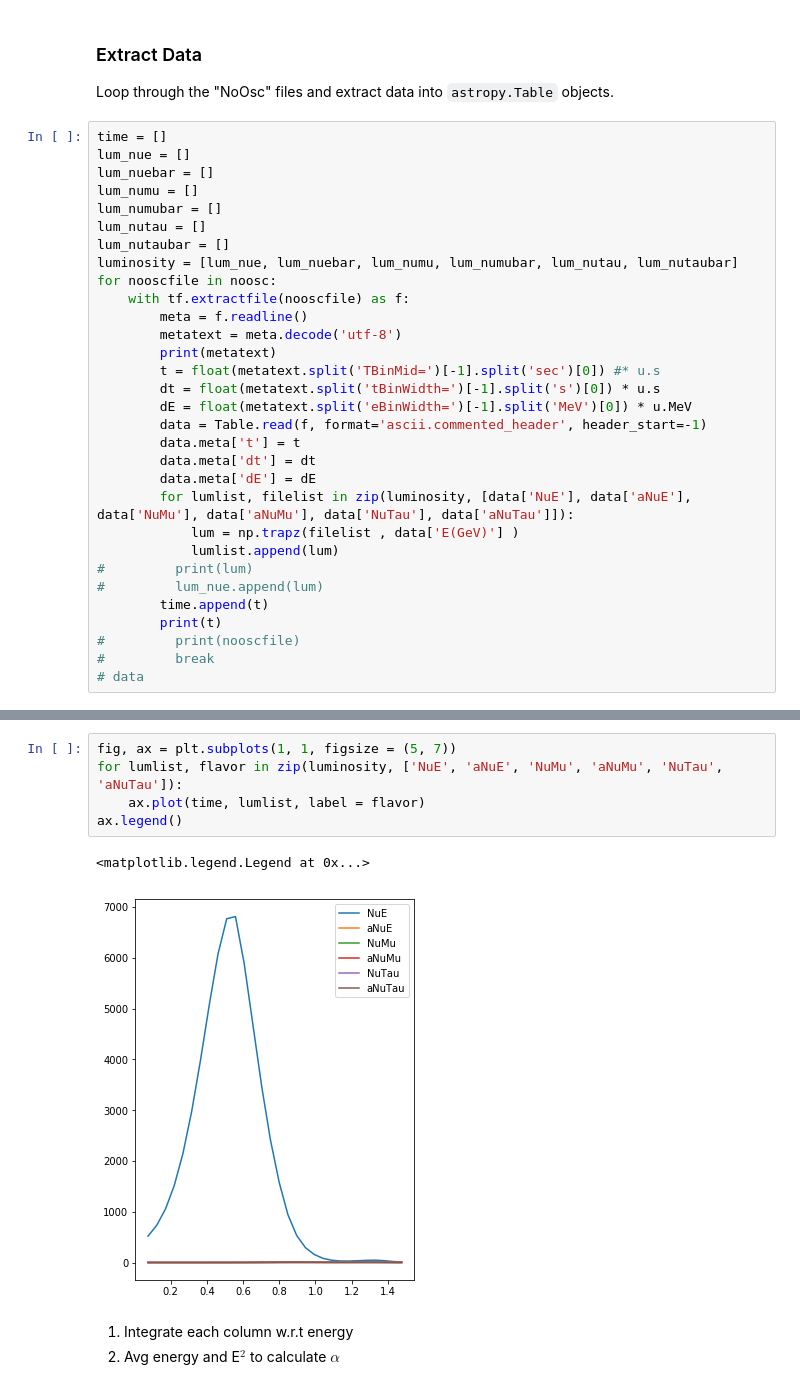
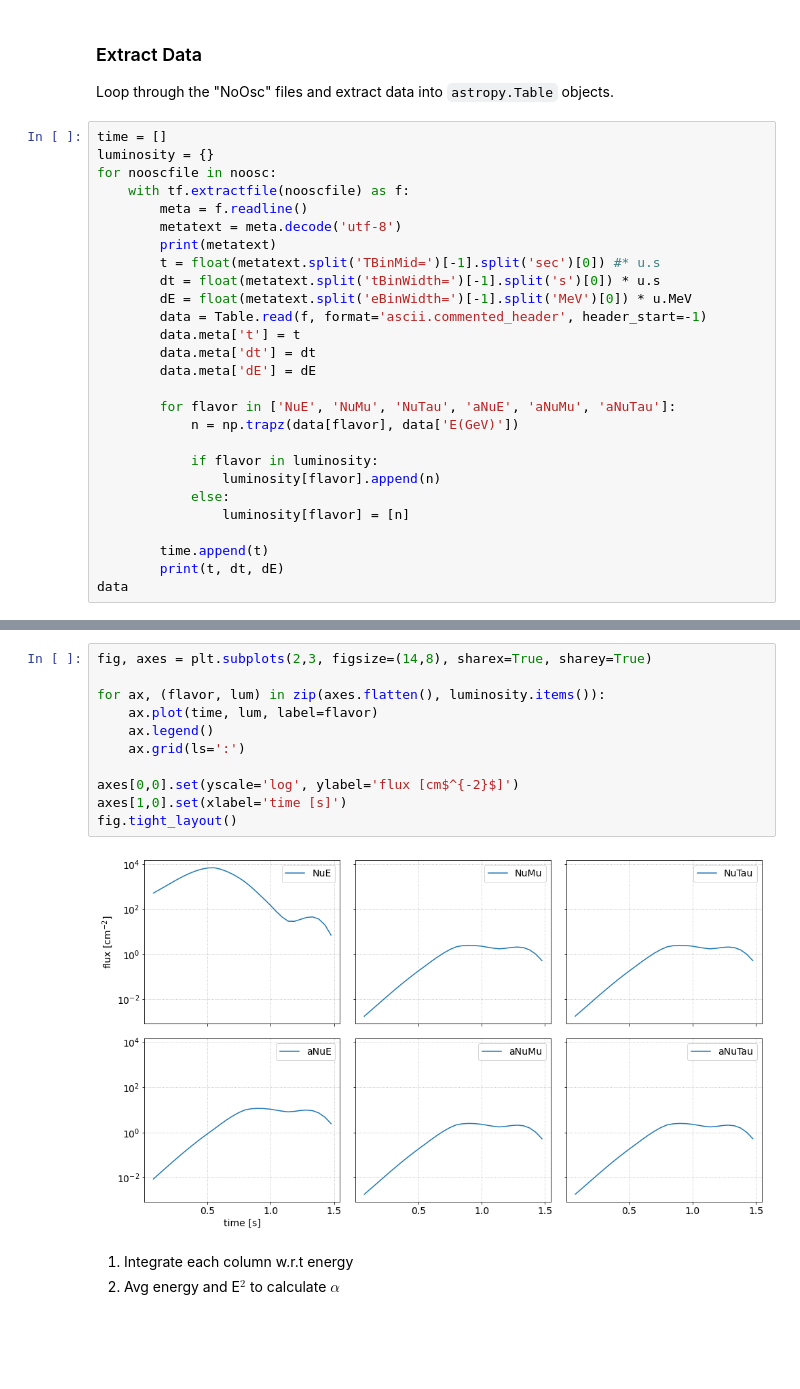
Before and after one commit to SNEWS2/snewpy, a Jupyter notebook: doc/nb/tar_reader.ipynb, the cells around one changed output, grey strips where cells are left out. Cells and saved outputs as stored; diff of their text form; blank space fills up the shorter version.

```diff
--- a/doc/nb/tar_reader.ipynb
+++ b/doc/nb/tar_reader.ipynb
@@ -51,13 +73,7 @@ noosc.sort(key = len)
 Loop through the "NoOsc" files and extract data into `astropy.Table` objects.
 # %%
 time = []
-lum_nue = []
-lum_nuebar = []
-lum_numu = []
-lum_numubar = []
-lum_nutau = []
-lum_nutaubar = []
-luminosity = [lum_nue, lum_nuebar, lum_numu, lum_numubar, lum_nutau, lum_nutaubar]
+luminosity = {}
 for nooscfile in noosc:
     with tf.extractfile(nooscfile) as f:
         meta = f.readline()
@@ -70,16 +86,18 @@ for nooscfile in noosc:
         data.meta['t'] = t
         data.meta['dt'] = dt
         data.meta['dE'] = dE
-        for lumlist, filelist in zip(luminosity, [data['NuE'], data['aNuE'], data['NuMu'], data['aNuMu'], data['NuTau'], data['aNuTau']]):
-            lum = np.trapz(filelist , data['E(GeV)'] )
-            lumlist.append(lum)
-#         print(lum)
-#         lum_nue.append(lum)
+
+        for flavor in ['NuE', 'NuMu', 'NuTau', 'aNuE', 'aNuMu', 'aNuTau']:
+            n = np.trapz(data[flavor], data['E(GeV)'])
+
+            if flavor in luminosity:
+                luminosity[flavor].append(n)
+            else:
+                luminosity[flavor] = [n]
+
         time.append(t)
-        print(t)
-#         print(nooscfile)
-#         break
-# data
+        print(t, dt, dE)
+data
 # %% [output]
 # N100v@TBinMid=0.0742746sec@(tBinWidth=0.04835s)(eBinWidth=0.2MeV)     Flux in Number Neutrinos per cm^2
 
@@ -101,11 +138,16 @@ for nooscfile in noosc:
-# %%
-fig, ax = plt.subplots(1, 1, figsize = (5, 7))
-for lumlist, flavor in zip(luminosity, ['NuE', 'aNuE', 'NuMu', 'aNuMu', 'NuTau', 'aNuTau']):
-    ax.plot(time, lumlist, label = flavor)
-ax.legend()
-# %% [output]
-<matplotlib.legend.Legend at 0x...>
-[figure, removed]
+# %%
+fig, axes = plt.subplots(2,3, figsize=(14,8), sharex=True, sharey=True)
+
+for ax, (flavor, lum) in zip(axes.flatten(), luminosity.items()):
+    ax.plot(time, lum, label=flavor)
+    ax.legend()
+    ax.grid(ls=':')
+
+axes[0,0].set(yscale='log', ylabel='flux [cm$^{-2}$]')
+axes[1,0].set(xlabel='time [s]')
+fig.tight_layout()
+# %% [output]
+[figure, added]
 # %% [markdown]
 1. Integrate each column w.r.t energy
 1. Avg energy and E$^2$ to calculate $\alpha$
```
Also changed, not shown: parts of 4 cells of this notebook.
